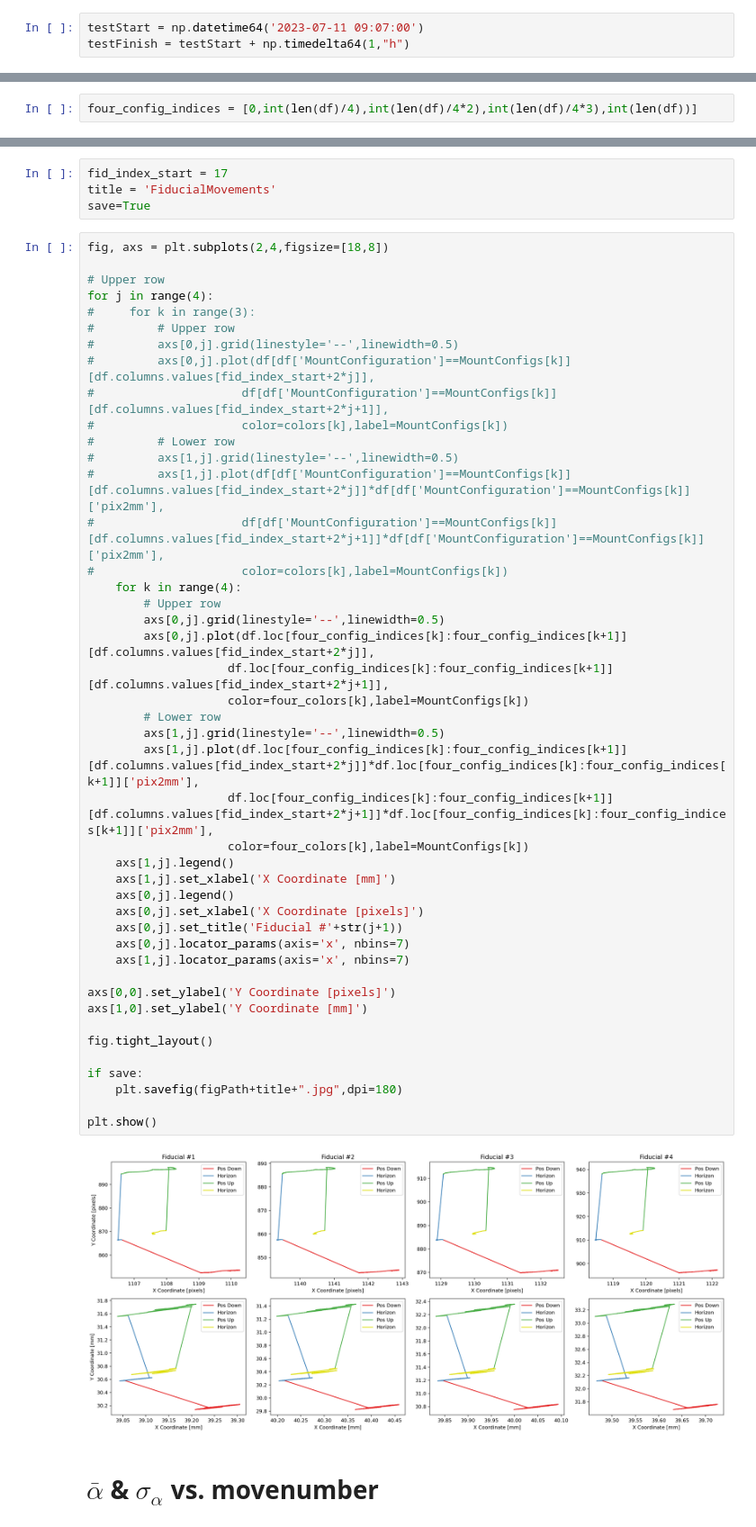
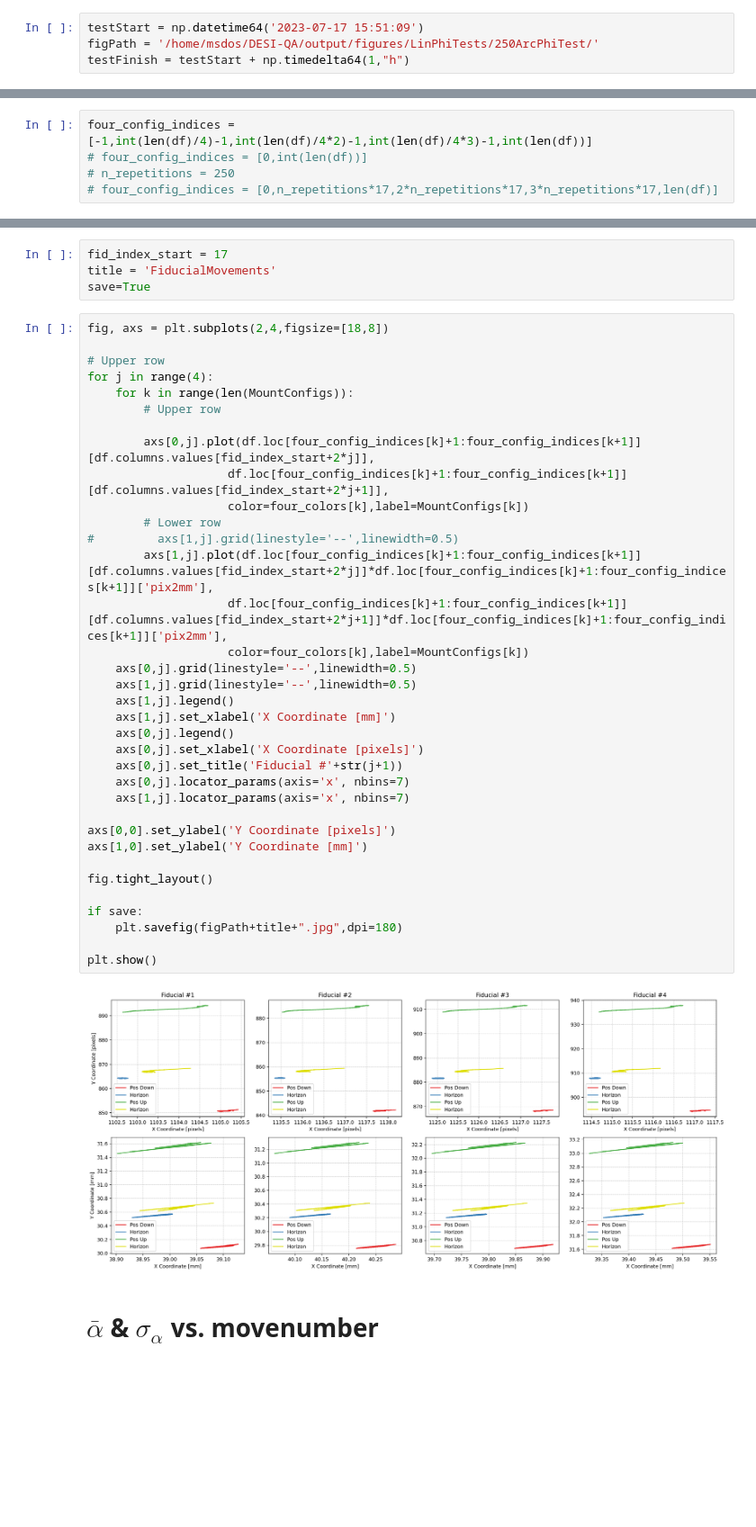
Before and after one commit to SSantosLab/DESI-QA, a Jupyter notebook: calib/Testing Figures - long-arc tests of linear phi.ipynb, the cells around one changed output, grey strips where cells are left out. Shown at 90% size. Drawn from its saved outputs; the diff is of its cells as text; blank space fills up the shorter version.

```diff
--- a/calib/Testing Figures - long-arc tests of linear phi.ipynb
+++ b/calib/Testing Figures - long-arc tests of linear phi.ipynb
@@ -430,7 +431,8 @@ def importToDf(datapath,fidpath):
 # %% [markdown]
 # Importing the database with relevant timestamps
 # %%
-testStart = np.datetime64('2023-07-11 09:07:00')
+testStart = np.datetime64('2023-07-17 15:51:09')
+figPath = '/home/msdos/DESI-QA/output/figures/LinPhiTests/250ArcPhiTest/'
 testFinish = testStart + np.timedelta64(1,"h")
 # %%
 # Setting paths
@@ -456,2 +442,5 @@ df
 # %%
-four_config_indices = [0,int(len(df)/4),int(len(df)/4*2),int(len(df)/4*3),int(len(df))]
+four_config_indices = [-1,int(len(df)/4)-1,int(len(df)/4*2)-1,int(len(df)/4*3)-1,int(len(df))]
+# four_config_indices = [0,int(len(df))]
+# n_repetitions = 250
+# four_config_indices = [0,n_repetitions*17,2*n_repetitions*17,3*n_repetitions*17,len(df)]
@@ -541,49 +534,40 @@ save=True
 # %%
 fig, axs = plt.subplots(2,4,figsize=[18,8])
 
 # Upper row
 for j in range(4):
-#     for k in range(3):
-#         # Upper row
-#         axs[0,j].grid(linestyle='--',linewidth=0.5)
-#         axs[0,j].plot(df[df['MountConfiguration']==MountConfigs[k]][df.columns.values[fid_index_start+2*j]],
-#                     df[df['MountConfiguration']==MountConfigs[k]][df.columns.values[fid_index_start+2*j+1]],
-#                     color=colors[k],label=MountConfigs[k])
-#         # Lower row
-#         axs[1,j].grid(linestyle='--',linewidth=0.5)
-#         axs[1,j].plot(df[df['MountConfiguration']==MountConfigs[k]][df.columns.values[fid_index_start+2*j]]*df[df['MountConfiguration']==MountConfigs[k]]['pix2mm'],
-#                     df[df['MountConfiguration']==MountConfigs[k]][df.columns.values[fid_index_start+2*j+1]]*df[df['MountConfiguration']==MountConfigs[k]]['pix2mm'],
-#                     color=colors[k],label=MountConfigs[k])
-    for k in range(4):
+    for k in range(len(MountConfigs)):
         # Upper row
-        axs[0,j].grid(linestyle='--',linewidth=0.5)
-        axs[0,j].plot(df.loc[four_config_indices[k]:four_config_indices[k+1]][df.columns.values[fid_index_start+2*j]],
-                    df.loc[four_config_indices[k]:four_config_indices[k+1]][df.columns.values[fid_index_start+2*j+1]],
+
+        axs[0,j].plot(df.loc[four_config_indices[k]+1:four_config_indices[k+1]][df.columns.values[fid_index_start+2*j]],
+                    df.loc[four_config_indices[k]+1:four_config_indices[k+1]][df.columns.values[fid_index_start+2*j+1]],
                     color=four_colors[k],label=MountConfigs[k])
         # Lower row
-        axs[1,j].grid(linestyle='--',linewidth=0.5)
-        axs[1,j].plot(df.loc[four_config_indices[k]:four_config_indices[k+1]][df.columns.values[fid_index_start+2*j]]*df.loc[four_config_indices[k]:four_config_indices[k+1]]['pix2mm'],
-                    df.loc[four_config_indices[k]:four_config_indices[k+1]][df.columns.values[fid_index_start+2*j+1]]*df.loc[four_config_indices[k]:four_config_indices[k+1]]['pix2mm'],
+#         axs[1,j].grid(linestyle='--',linewidth=0.5)
+        axs[1,j].plot(df.loc[four_config_indices[k]+1:four_config_indices[k+1]][df.columns.values[fid_index_start+2*j]]*df.loc[four_config_indices[k]+1:four_config_indices[k+1]]['pix2mm'],
+                    df.loc[four_config_indices[k]+1:four_config_indices[k+1]][df.columns.values[fid_index_start+2*j+1]]*df.loc[four_config_indices[k]+1:four_config_indices[k+1]]['pix2mm'],
                     color=four_colors[k],label=MountConfigs[k])
+    axs[0,j].grid(linestyle='--',linewidth=0.5)
+    axs[1,j].grid(linestyle='--',linewidth=0.5)
     axs[1,j].legend()
     axs[1,j].set_xlabel('X Coordinate [mm]')
     axs[0,j].legend()
     axs[0,j].set_xlabel('X Coordinate [pixels]')
     axs[0,j].set_title('Fiducial #'+str(j+1))
     axs[0,j].locator_params(axis='x', nbins=7)
     axs[1,j].locator_params(axis='x', nbins=7)
 
 axs[0,0].set_ylabel('Y Coordinate [pixels]')
 axs[1,0].set_ylabel('Y Coordinate [mm]')
 
 fig.tight_layout()
 
 if save:
     plt.savefig(figPath+title+".jpg",dpi=180)
 
 plt.show()
 # %% [output]
-[figure, old version]
+[figure, new version]
 # %% [markdown]
 # $\bar{\alpha}$ & $\sigma_{\alpha}$ vs. movenumber
 # %%
```
Also changed, not shown: parts of 13 cells of this notebook, 44 other files.
